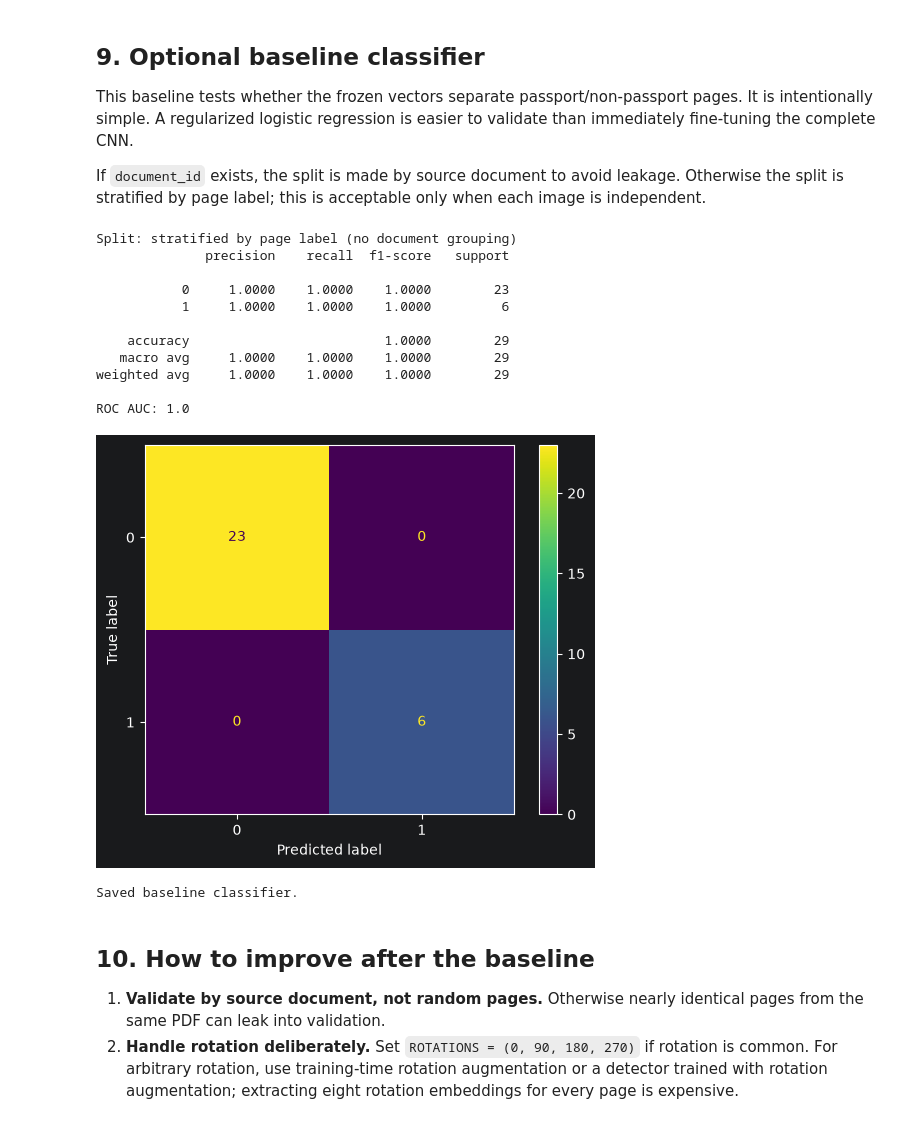
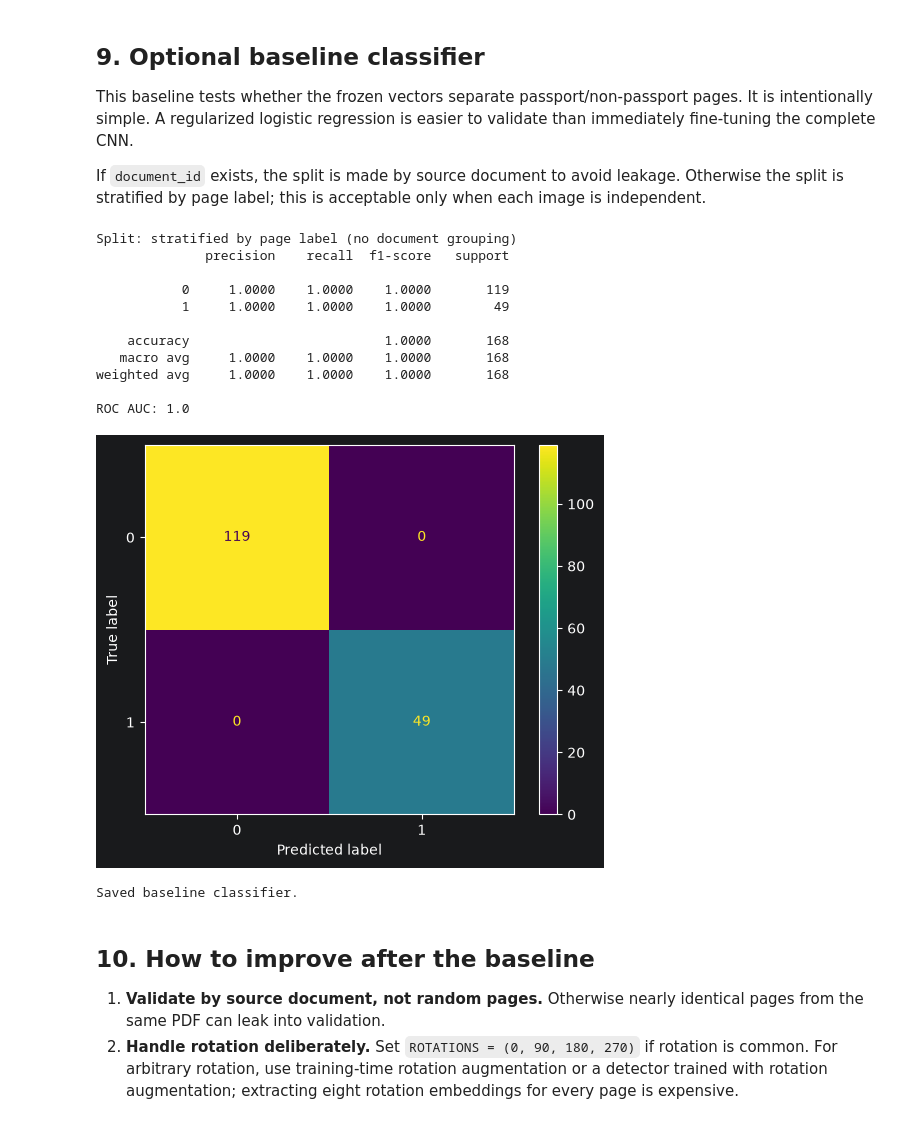
Before and after one commit to ester8840-svg/Project.DS, a Jupyter notebook: passport_page_to_vector.ipynb, the cells around one changed output. Saved outputs shown, nothing was run; the diff lists cells and outputs as text; code cells hidden in the pictures.

Commit message:
diffrent models testing

```diff
--- a/passport_page_to_vector.ipynb
+++ b/passport_page_to_vector.ipynb
@@ -81,9 +81,9 @@ random.seed(SEED)
 np.random.seed(SEED)
 torch.manual_seed(SEED)
 
-DATA_DIR = Path("dataset_images")
-OUTPUT_DIR = Path("passport_vector_output")
-LABELS_FILE = Path("passport_page_labels.csv")
+DATA_DIR = Path("data/pages")
+OUTPUT_DIR = Path("passport_vector_output_big_dstaset")
+LABELS_FILE = Path("passport_page_labels_big_dataset.csv")
 
 IMAGE_EXTENSIONS = {".jpg", ".jpeg", ".png"}
 
@@ -354,7 +353,7 @@ for row in tqdm(files_df.itertuples(index=False), total=len(files_df), desc="Pag
         vector, tile_count = image_to_vector(image)
         vectors.append(vector)
         metadata.append({
-            "relative_path": row.relative_path,
+            "relative_path": str(DATA_DIR) + "/" + row.relative_path,
             "image_name": row.image_name,
             "image_path": row.image_path,
             "width": image.width,
@@ -366,7 +365,7 @@ for row in tqdm(files_df.itertuples(index=False), total=len(files_df), desc="Pag
         })
     except Exception as exc:
         metadata.append({
-            "relative_path": row.relative_path,
+            "relative_path": str(DATA_DIR) + "/" + row.relative_path,
             "image_name": row.image_name,
             "image_path": row.image_path,
             "width": np.nan,
@@ -414,7 +413,7 @@ This baseline tests whether the frozen vectors separate passport/non-passport pa
 
 If `document_id` exists, the split is made by source document to avoid leakage. Otherwise the split is stratified by page label; this is acceptable only when each image is independent.
 # %%
-LABELS_FILE = Path("passport_vector_output/labels.csv")
+
 if not LABELS_FILE.exists():
     print(
         "labels.csv was not found. Create it with columns:\n"
@@ -423,14 +422,14 @@ if not LABELS_FILE.exists():
     )
 else:
     labels_df = pd.read_csv(LABELS_FILE, encoding="utf-8-sig")
-    required = {"relative_path", "label"}
+    required = {"image_path", "label"}
     missing = required - set(labels_df.columns)
     if missing:
         raise ValueError(f"Missing label columns: {sorted(missing)}")
 
-    model_df = ok_df[["relative_path", "vector_row"]].merge(
+    model_df = ok_df[["image_path", "vector_row"]].merge(
         labels_df,
-        on="relative_path",
+        on="image_path",
         how="inner",
         validate="one_to_one",
     )
@@ -459,39 +458,39 @@ else:
         StandardScaler(),
         LogisticRegression(
             max_iter=2000,
             class_weight="balanced",
             random_state=SEED,
         ),
     )
     classifier.fit(X_model[train_idx], y[train_idx])
 
     predictions = classifier.predict(X_model[test_idx])
     probabilities = classifier.predict_proba(X_model[test_idx])[:, 1]
 
     print("Split:", split_type)
     print(classification_report(y[test_idx], predictions, digits=4, zero_division=0))
 
     if len(np.unique(y[test_idx])) == 2:
         print("ROC AUC:", round(roc_auc_score(y[test_idx], probabilities), 4))
 
     ConfusionMatrixDisplay.from_predictions(y[test_idx], predictions)
     plt.show()
 
     joblib.dump(classifier, OUTPUT_DIR / "passport_logistic_baseline.joblib")
     print("Saved baseline classifier.")
 # %% [output]
 Split: stratified by page label (no document grouping)
               precision    recall  f1-score   support
 
-           0     1.0000    1.0000    1.0000        23
-           1     1.0000    1.0000    1.0000         6
+           0     1.0000    1.0000    1.0000       119
+           1     1.0000    1.0000    1.0000        49
 
-    accuracy                         1.0000        29
-   macro avg     1.0000    1.0000    1.0000        29
-weighted avg     1.0000    1.0000    1.0000        29
+    accuracy                         1.0000       168
+   macro avg     1.0000    1.0000    1.0000       168
+weighted avg     1.0000    1.0000    1.0000       168
 
 ROC AUC: 1.0
-[figure, old version]
+[figure, new version]
 Saved baseline classifier.
 # %% [markdown]
 ## 10. How to improve after the baseline
```
Also changed, not shown: parts of 5 cells of this notebook, 8 other files.
